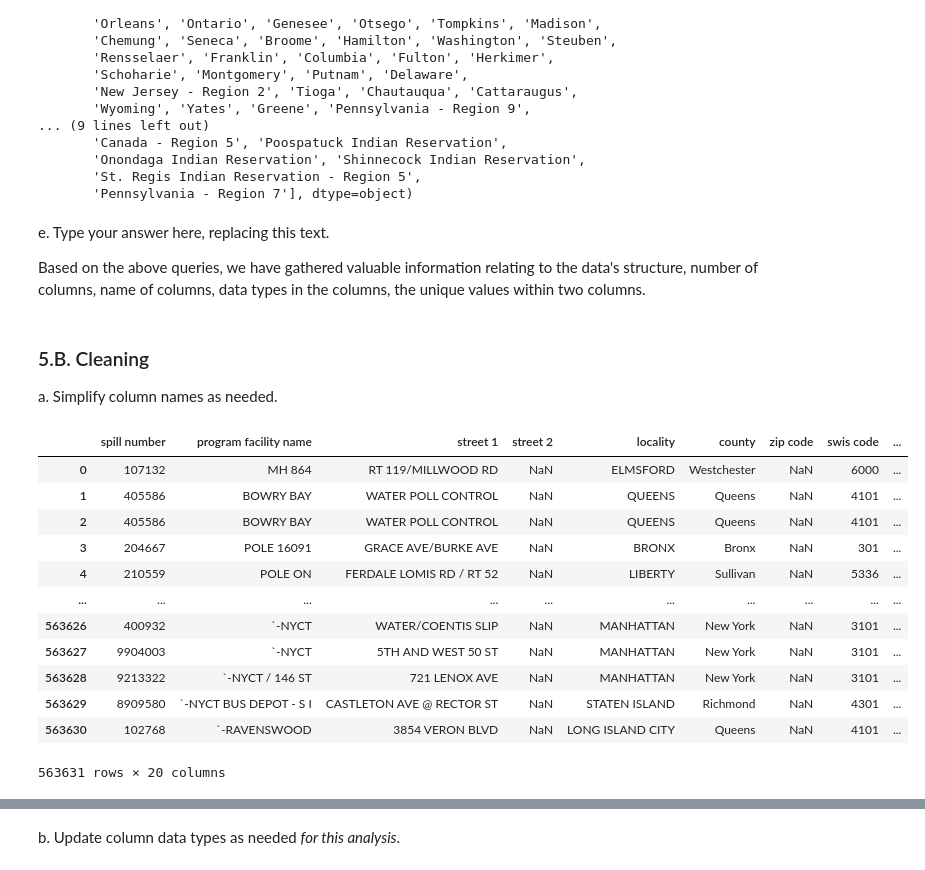
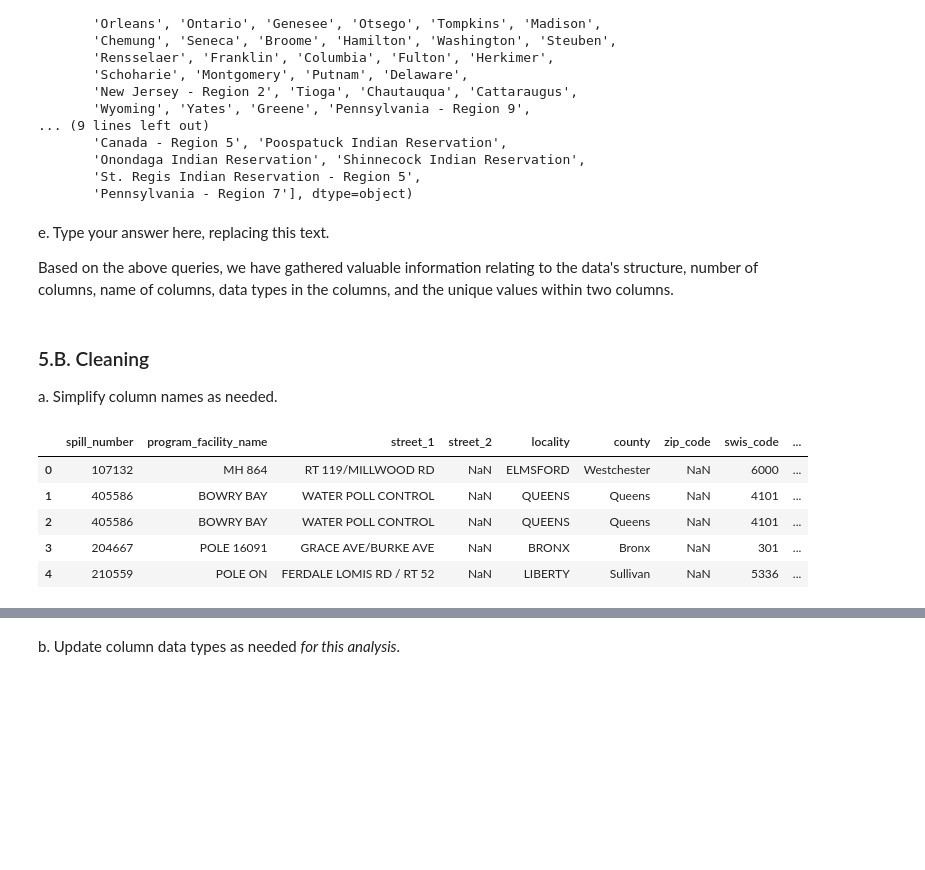
Before and after one commit to Awoo56709/eds220-hwk3, a Jupyter notebook: hwk3-task1-spills.ipynb, the cells around one changed output, grey strips where cells are left out. Drawn from its saved outputs; the diff is of its cells as text; code cells hidden in the pictures; blank space fills up the shorter version.

Commit message:
Commented and reorganized code for sections up to 5, verified issue with removing fuel types in 5C

```diff
--- a/hwk3-task1-spills.ipynb
+++ b/hwk3-task1-spills.ipynb
@@ -155,7 +157,7 @@ array(['Westchester', 'Queens', 'Bronx', 'Sullivan', 'Cortland',
 # %% [markdown]
 e. Type your answer here, replacing this text.
 
-Based on the above queries, we have gathered valuable information relating to the data's structure, number of columns, name of columns, data types in the columns, the unique values within two columns.
+Based on the above queries, we have gathered valuable information relating to the data's structure, number of columns, name of columns, data types in the columns, and the unique values within two columns.
 # %% [markdown]
 <!-- END QUESTION -->
 
@@ -164,20 +166,17 @@ Based on the above queries, we have gathered valuable information relating to th
 ### 5.B. Cleaning
 a. Simplify column names as needed.
 # %%
+#Format column names to lowercase
 spills.columns = spills.columns.str.lower()
-spills
+
+#Replace spaces with underscores
+spills.columns = spills.columns.str.replace(" ", "_")
+spills.head()
 # %% [output]
-|  | spill number | program facility name | street 1 | street 2 | locality | county | zip code | swis code | ... |
+|  | spill_number | program_facility_name | street_1 | street_2 | locality | county | zip_code | swis_code | ... |
 | 0 | 107132 | MH 864 | RT 119/MILLWOOD RD | NaN | ELMSFORD | Westchester | NaN | 6000 | ... |
 | 1 | 405586 | BOWRY BAY | WATER POLL CONTROL | NaN | QUEENS | Queens | NaN | 4101 | ... |
 | 2 | 405586 | BOWRY BAY | WATER POLL CONTROL | NaN | QUEENS | Queens | NaN | 4101 | ... |
 | 3 | 204667 | POLE 16091 | GRACE AVE/BURKE AVE | NaN | BRONX | Bronx | NaN | 301 | ... |
 | 4 | 210559 | POLE ON | FERDALE LOMIS RD / RT 52 | NaN | LIBERTY | Sullivan | NaN | 5336 | ... |
-| ... | ... | ... | ... | ... | ... | ... | ... | ... | ... |
-| 563626 | 400932 | `-NYCT | WATER/COENTIS SLIP | NaN | MANHATTAN | New York | NaN | 3101 | ... |
-| 563627 | 9904003 | `-NYCT | 5TH AND WEST 50 ST | NaN | MANHATTAN | New York | NaN | 3101 | ... |
-| 563628 | 9213322 | `-NYCT / 146 ST | 721 LENOX AVE | NaN | MANHATTAN | New York | NaN | 3101 | ... |
-| 563629 | 8909580 | `-NYCT BUS DEPOT - S I | CASTLETON AVE @ RECTOR ST | NaN | STATEN ISLAND | Richmond | NaN | 4301 | ... |
-| 563630 | 102768 | `-RAVENSWOOD | 3854 VERON BLVD | NaN | LONG ISLAND CITY | Queens | NaN | 4101 | ... |
-563631 rows × 20 columns
 # %%
```
Also changed, not shown: parts of 32 cells of this notebook.
